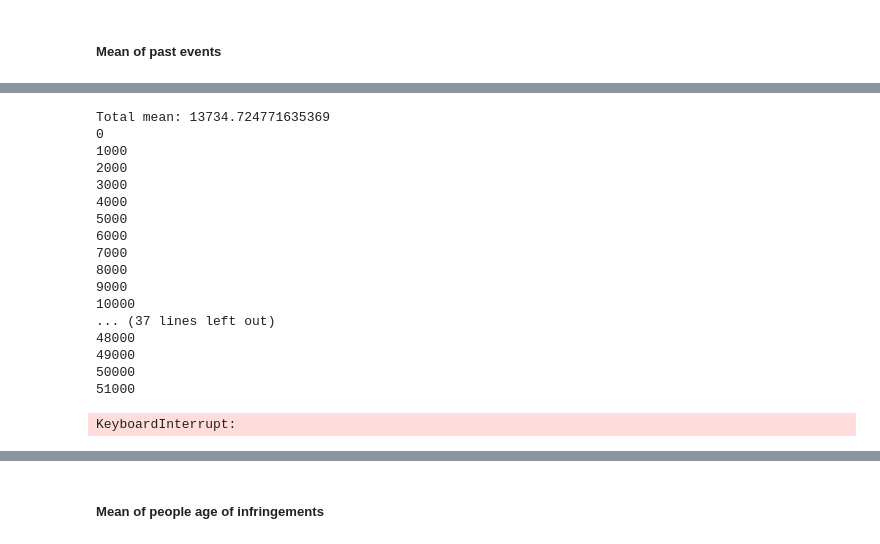
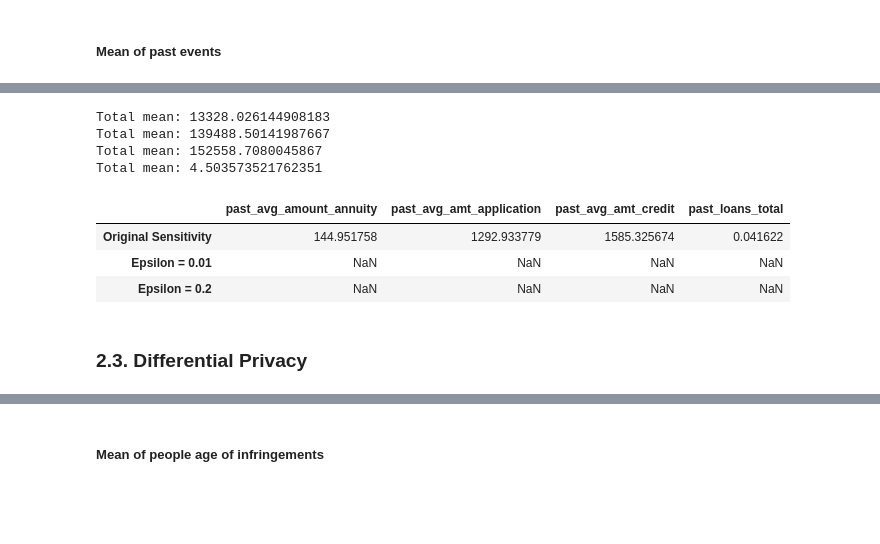
Before and after one commit to patii01/SP-Project, a Jupyter notebook: Assignment 2/SP_Assignment2.ipynb, the cells around one changed output, grey strips where cells are left out. Saved outputs shown, nothing was run; the diff lists cells and outputs as text; code cells hidden in the pictures; blank space fills up the shorter version.

```diff
--- a/Assignment 2/SP_Assignment2.ipynb
+++ b/Assignment 2/SP_Assignment2.ipynb
@@ -44,44 +66,33 @@ columns = ['past_avg_amount_annuity', 'past_avg_amt_application', 'past_avg_amt_
 # %%
 def sensitivity_mean(dataset):
-
     l = []
     mean_past = dataset.mean()
     print("Total mean:", mean_past)
 
     for i in range(len(dataset)):
-        if i % 1000 == 0:
-            print(i)
         aux = dataset.drop(dataset.index[i])
         l.append(abs(mean_past - aux.mean()))
 
     return max(l)
 
-df_sensitivity = pd.DataFrame(columns=columns, index = ["Sensitivity"])
+df_sensitivity = pd.DataFrame(columns=columns, index = ["Original Sensitivity", "Epsilon = 0.01", "Epsilon = 0.2"])
 
-s_annuity = sensitivity_mean(infri['past_avg_amount_annuity'])
-s_application = sensitivity_mean(infri['past_avg_amt_application'])
-s_credit = sensitivity_mean(infri['past_avg_amt_credit'])
-s_loans = sensitivity_mean(infri['past_loans_total'])
+s_annuity = sensitivity_mean(colunas['past_avg_amount_annuity'])
+s_application = sensitivity_mean(colunas['past_avg_amt_application'])
+s_credit = sensitivity_mean(colunas['past_avg_amt_credit'])
+s_loans = sensitivity_mean(colunas['past_loans_total'])
 
-df_sensitivity["Sensitivity"] = [s_annuity, s_application, s_credit, s_loans]
+df_sensitivity.loc["Original Sensitivity"] = [s_annuity, s_application, s_credit, s_loans]
 
 display(df_sensitivity)
 # %% [output]
-Total mean: 13734.724771635369
-0
-1000
-2000
-3000
-4000
-5000
-6000
-7000
-8000
-9000
-10000
-... (37 lines left out)
-48000
-49000
-50000
-51000
+Total mean: 13328.026144908183
+Total mean: 139488.50141987667
+Total mean: 152558.7080045867
+Total mean: 4.503573521762351
-KeyboardInterrupt:
+|  | past_avg_amount_annuity | past_avg_amt_application | past_avg_amt_credit | past_loans_total |
+| Original Sensitivity | 144.951758 | 1292.933779 | 1585.325674 | 0.041622 |
+| Epsilon = 0.01 | NaN | NaN | NaN | NaN |
+| Epsilon = 0.2 | NaN | NaN | NaN | NaN |
+# %% [markdown]
+### 2.3. Differential Privacy
```
Also changed, not shown: parts of 13 cells of this notebook.
